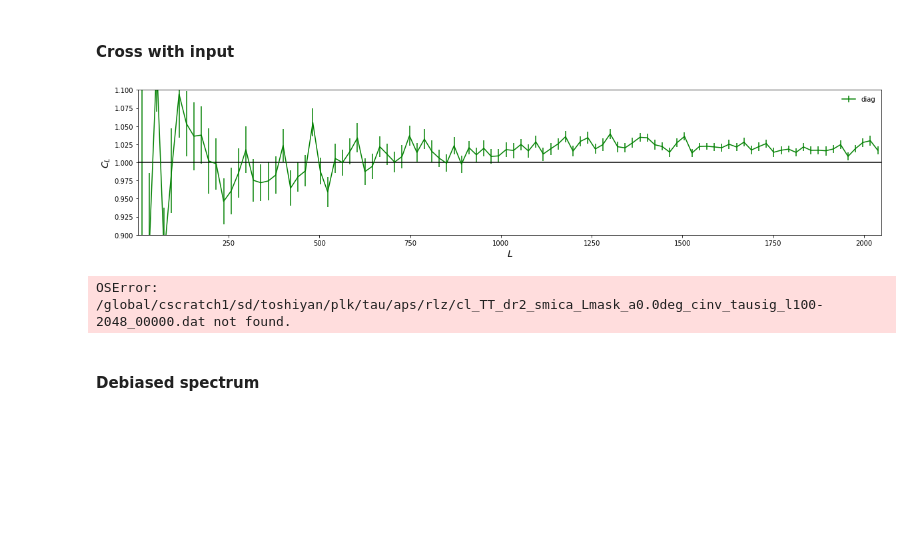
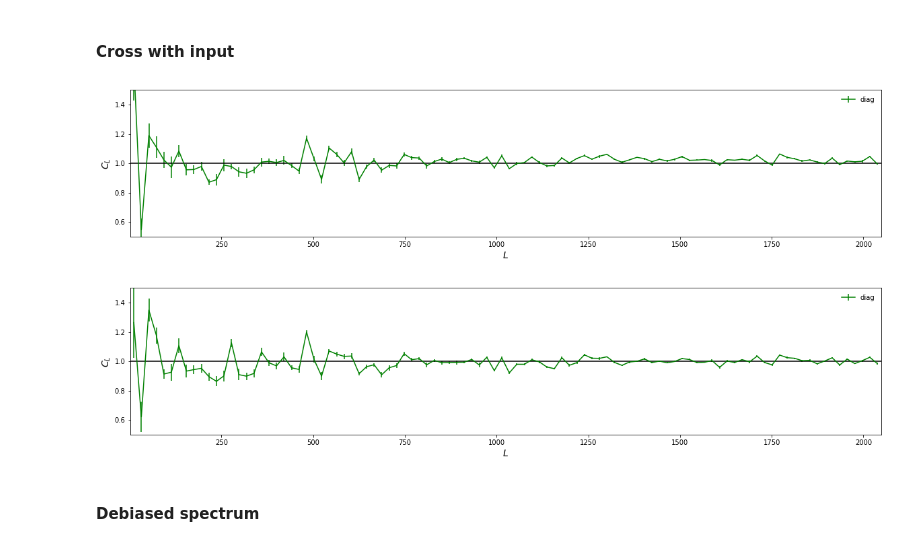
Before and after one commit to toshiyan/planck-tauxy, a Jupyter notebook: check_qtau_aps.ipynb, the cells around one changed output. Saved outputs shown, nothing was run; the diff lists cells and outputs as text; code cells hidden in the pictures; blank space fills up the shorter version.

```diff
--- a/check_qtau_aps.ipynb
+++ b/check_qtau_aps.ipynb
@@ -9,7 +9,7 @@ p3 = prjlib.init_analysis(wtype='Lmask',ascale=1.0,fltr='cinv',tausig=True)
 qtau0, qlen0, qsrc0, qtbh0, qtBH0 = tools_qrec.init_quad(p0.ids,p0.stag,rlmin=100,rlmax=2048)
 qtau1, qlen1, qsrc1, qtbh1, qtBH1 = tools_qrec.init_quad(p1.ids,p1.stag,rlmin=100,rlmax=2048)
 qtau2, qlen2, qsrc2, qtbh2, qtBH2 = tools_qrec.init_quad(p2.ids,p2.stag,rlmin=100,rlmax=2048)
-qtau3, qlen3, qsrc4, qtbh3, qtBH3 = tools_qrec.init_quad(p3.ids,p3.stag,rlmin=100,rlmax=2048)
+qtau3, qlen3, qsrc3, qtbh3, qtBH3 = tools_qrec.init_quad(p3.ids,p3.stag,rlmin=100,rlmax=2048)
 # %% [markdown]
 ### Normalization
 # %% [markdown]
@@ -51,18 +51,17 @@ for qobj in [qtau0,qtau1]:
 # %%
 mb = bn.multipole_binning(100,lmin=1,lmax=2048)
 for qobj in [qtau2,qtau3]:
-    l, xl, tt = np.loadtxt(qobj.f['TT'].cl[1],unpack=True,usecols=(0,2,3))
-    mxb, vxb, sxb = bn.binned_spec(mb,qobj.f['TT'].cl[:101],cn=2,doreal=False)
-    mtb, vtb, stb = bn.binned_spec(mb,qobj.f['TT'].cl[:101],cn=3,doreal=False)
-    pl.plot_1dstyle(fsize=[20,4],ymin=.9,ymax=1.1,xmin=1,xmax=2048)
+    mxb, vxb, sxb = bn.binned_spec(mb,qobj.f['TT'].cl[:11],cn=2,doreal=False)
+    mtb, vtb, stb = bn.binned_spec(mb,qobj.f['TT'].cl[:11],cn=3,doreal=False)
+    pl.plot_1dstyle(fsize=[20,4],ymin=0.5,ymax=1.5,xmin=1,xmax=2048)
     errorbar(mb.bc,mxb/mtb,yerr=vxb/10./mtb,color='g',label='diag')
     axhline(1,color='k')
     #plot(mb.bc,mtb,'k--',label='input')
     legend()
     show()
 # %% [output]
-[figure, old version]
+[figure, new version]
-OSError: /global/cscratch1/sd/toshiyan/plk/tau/aps/rlz/cl_TT_dr2_smica_Lmask_a0.0deg_cinv_tausig_l100-2048_00000.dat not found.
+[figure, added]
 # %% [markdown]
 #### Debiased spectrum
 # %%
```
Also changed, not shown: parts of 4 cells of this notebook, 8 other files.
